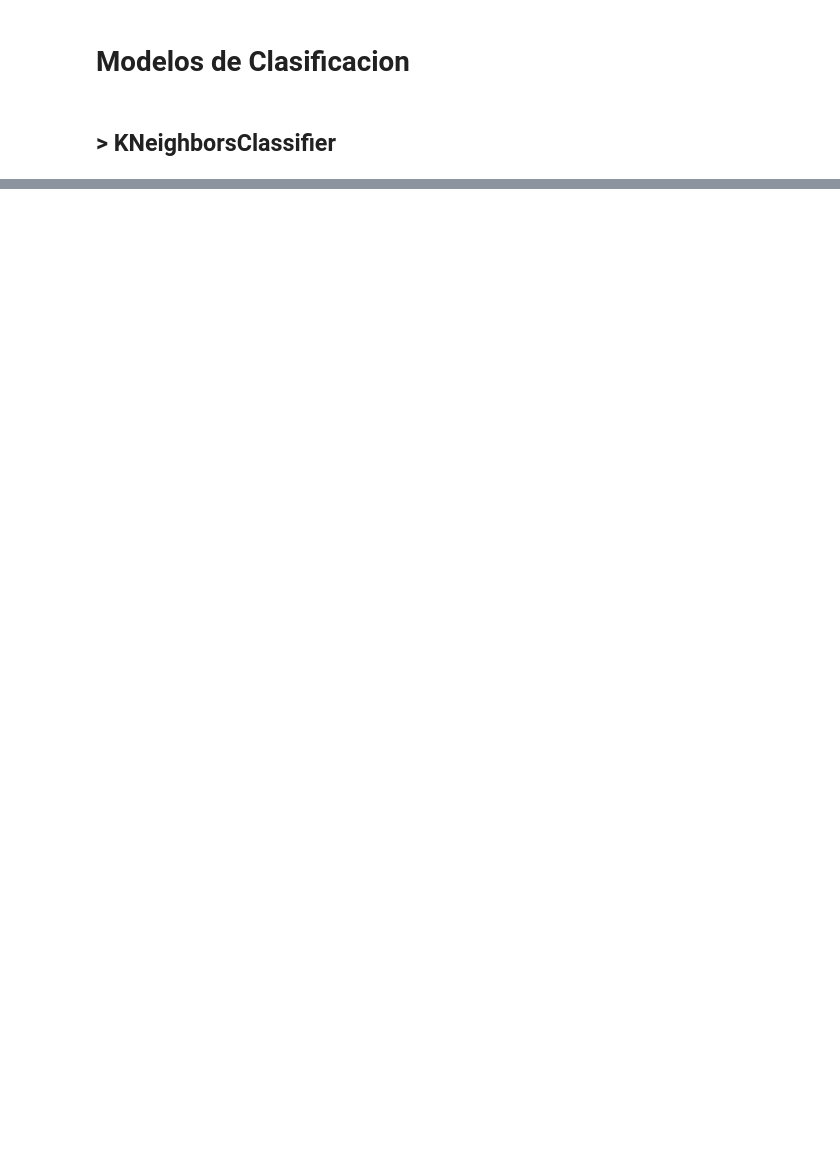
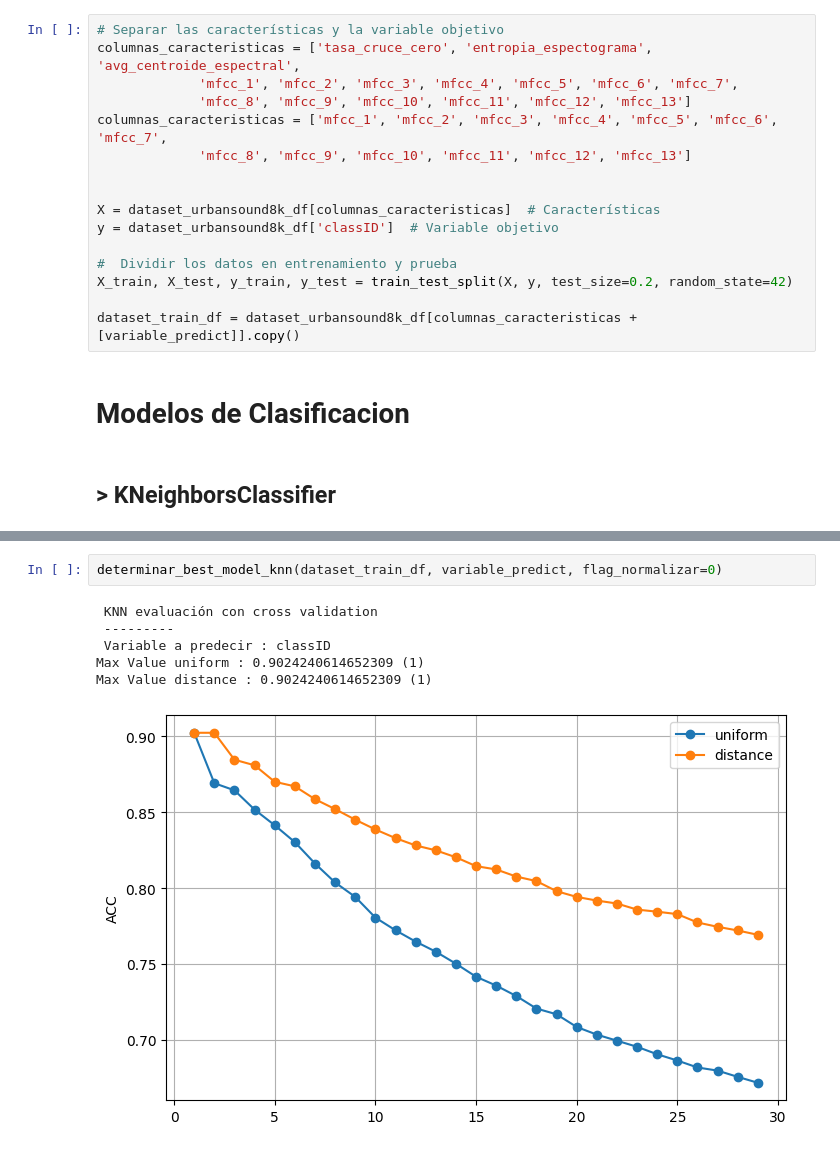
Before and after one commit to colbert6/tfm-clasificador-fuentes-sonoras-ciudad, a Jupyter notebook: notebooks/modelado/MD01-Clasificacion.ipynb, the cells around one changed output, grey strips where cells are left out. Drawn from its saved outputs; the diff is of its cells as text; blank space fills up the shorter version.

Commit message:
Clasificacion, knn con cross validation y creacion de matriz de confusion

```diff
--- a/notebooks/modelado/MD01-Clasificacion.ipynb
+++ b/notebooks/modelado/MD01-Clasificacion.ipynb
@@ -68,3 +60,19 @@ X_train, X_test, y_train, y_test = train_test_split(X, y, test_size=0.2, random_
+# %%
+# Separar las características y la variable objetivo
+columnas_caracteristicas = ['tasa_cruce_cero', 'entropia_espectograma', 'avg_centroide_espectral',
+             'mfcc_1', 'mfcc_2', 'mfcc_3', 'mfcc_4', 'mfcc_5', 'mfcc_6', 'mfcc_7',
+             'mfcc_8', 'mfcc_9', 'mfcc_10', 'mfcc_11', 'mfcc_12', 'mfcc_13']
+columnas_caracteristicas = ['mfcc_1', 'mfcc_2', 'mfcc_3', 'mfcc_4', 'mfcc_5', 'mfcc_6', 'mfcc_7',
+             'mfcc_8', 'mfcc_9', 'mfcc_10', 'mfcc_11', 'mfcc_12', 'mfcc_13']
+
+
+X = dataset_urbansound8k_df[columnas_caracteristicas]  # Características
+y = dataset_urbansound8k_df['classID']  # Variable objetivo
+
+#  Dividir los datos en entrenamiento y prueba
+X_train, X_test, y_train, y_test = train_test_split(X, y, test_size=0.2, random_state=42)
+
+dataset_train_df = dataset_urbansound8k_df[columnas_caracteristicas + [variable_predict]].copy()
 # %% [markdown]
 # Modelos de Clasificacion
 # %% [markdown]
@@ -72,2 +136,11 @@ X_train, X_test, y_train, y_test = train_test_split(X, y, test_size=0.2, random_
+# %%
+determinar_best_model_knn(dataset_train_df, variable_predict, flag_normalizar=0)
+# %% [output]
+ KNN evaluación con cross validation
+ ---------
+ Variable a predecir : classID
+Max Value uniform : 0.9024240614652309 (1)
+Max Value distance : 0.9024240614652309 (1)
+[figure, added]
 # %%
 # Crear el modelo KNN
```
Also changed, not shown: parts of 10 cells of this notebook, 4 other files.
